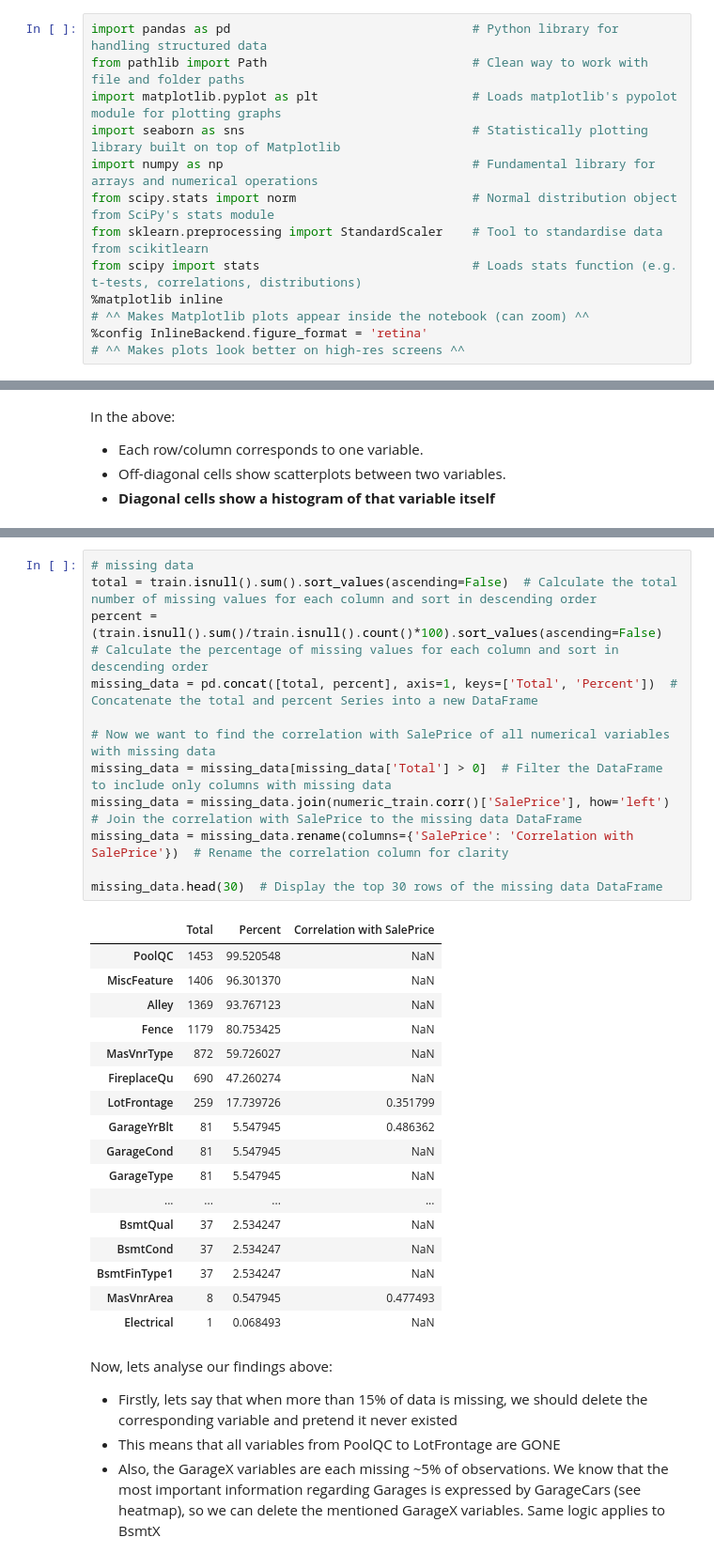
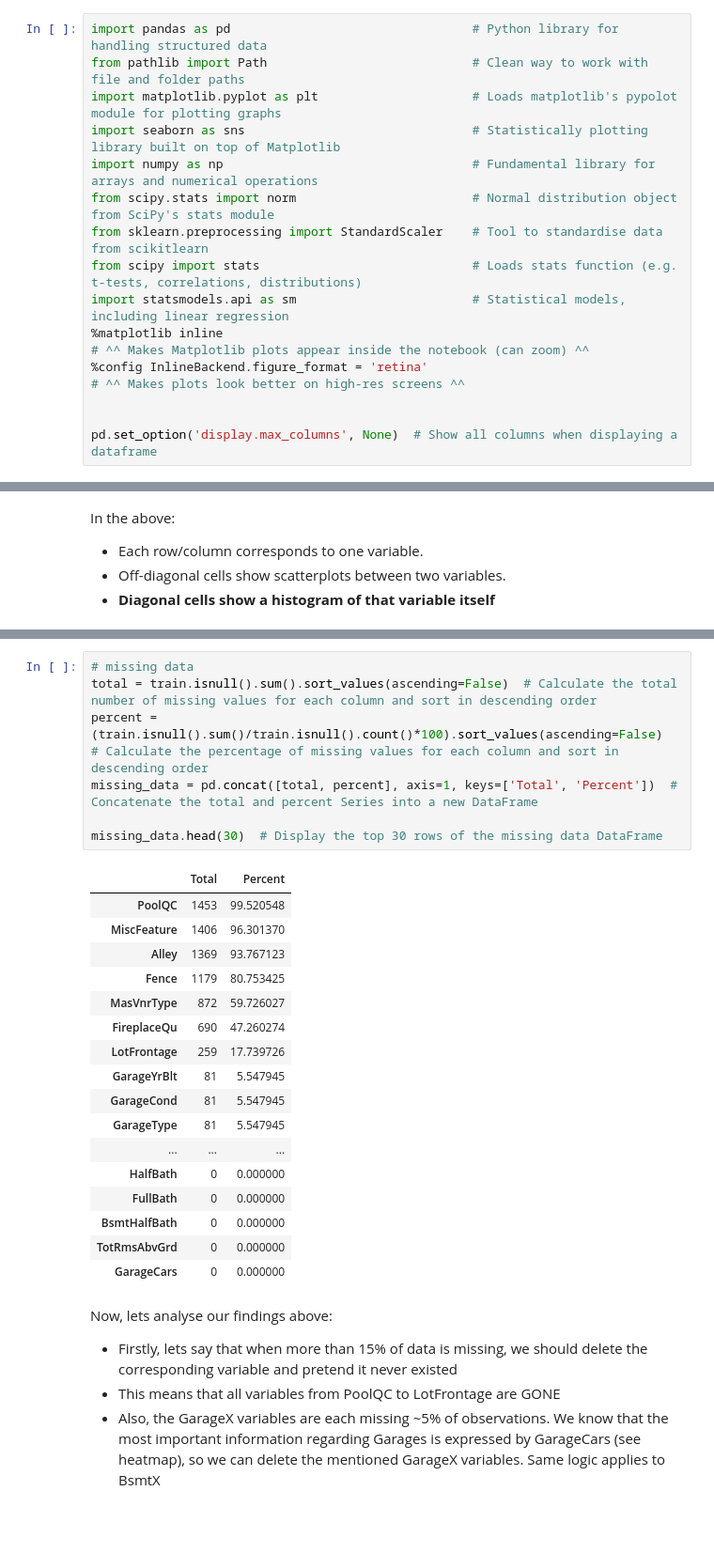
Before and after one commit to arikatz123/house-prices-ml, a Jupyter notebook: notebooks/dataexploration_01.ipynb, the cells around one changed output, grey strips where cells are left out. Shown at 94% size. Drawn from its saved outputs; the diff is of its cells as text; blank space fills up the shorter version.

```diff
--- a/notebooks/dataexploration_01.ipynb
+++ b/notebooks/dataexploration_01.ipynb
@@ -27,10 +27,14 @@ import numpy as np                                  # Fundamental library for ar
 from scipy.stats import norm                        # Normal distribution object from SciPy's stats module
 from sklearn.preprocessing import StandardScaler    # Tool to standardise data from scikitlearn
 from scipy import stats                             # Loads stats function (e.g. t-tests, correlations, distributions)
+import statsmodels.api as sm                        # Statistical models, including linear regression
 %matplotlib inline
 # ^^ Makes Matplotlib plots appear inside the notebook (can zoom) ^^
 %config InlineBackend.figure_format = 'retina'
 # ^^ Makes plots look better on high-res screens ^^
+
+
+pd.set_option('display.max_columns', None)  # Show all columns when displaying a dataframe
 # %% [markdown]
 # Step 1: Visualising our data
 
@@ -278,33 +287,28 @@ In the above:
 # %%
 # missing data
 total = train.isnull().sum().sort_values(ascending=False)  # Calculate the total number of missing values for each column and sort in descending order
 percent = (train.isnull().sum()/train.isnull().count()*100).sort_values(ascending=False)  # Calculate the percentage of missing values for each column and sort in descending order
 missing_data = pd.concat([total, percent], axis=1, keys=['Total', 'Percent'])  # Concatenate the total and percent Series into a new DataFrame
 
-# Now we want to find the correlation with SalePrice of all numerical variables with missing data
-missing_data = missing_data[missing_data['Total'] > 0]  # Filter the DataFrame to include only columns with missing data
-missing_data = missing_data.join(numeric_train.corr()['SalePrice'], how='left')  # Join the correlation with SalePrice to the missing data DataFrame
-missing_data = missing_data.rename(columns={'SalePrice': 'Correlation with SalePrice'})  # Rename the correlation column for clarity
-
 missing_data.head(30)  # Display the top 30 rows of the missing data DataFrame
 # %% [output]
-|  | Total | Percent | Correlation with SalePrice |
-| PoolQC | 1453 | 99.520548 | NaN |
-| MiscFeature | 1406 | 96.301370 | NaN |
-| Alley | 1369 | 93.767123 | NaN |
-| Fence | 1179 | 80.753425 | NaN |
-| MasVnrType | 872 | 59.726027 | NaN |
-| FireplaceQu | 690 | 47.260274 | NaN |
-| LotFrontage | 259 | 17.739726 | 0.351799 |
-| GarageYrBlt | 81 | 5.547945 | 0.486362 |
-| GarageCond | 81 | 5.547945 | NaN |
-| GarageType | 81 | 5.547945 | NaN |
-| ... | ... | ... | ... |
-| BsmtQual | 37 | 2.534247 | NaN |
-| BsmtCond | 37 | 2.534247 | NaN |
-| BsmtFinType1 | 37 | 2.534247 | NaN |
-| MasVnrArea | 8 | 0.547945 | 0.477493 |
-| Electrical | 1 | 0.068493 | NaN |
+|  | Total | Percent |
+| PoolQC | 1453 | 99.520548 |
+| MiscFeature | 1406 | 96.301370 |
+| Alley | 1369 | 93.767123 |
+| Fence | 1179 | 80.753425 |
+| MasVnrType | 872 | 59.726027 |
+| FireplaceQu | 690 | 47.260274 |
+| LotFrontage | 259 | 17.739726 |
+| GarageYrBlt | 81 | 5.547945 |
+| GarageCond | 81 | 5.547945 |
+| GarageType | 81 | 5.547945 |
+| ... | ... | ... |
+| HalfBath | 0 | 0.000000 |
+| FullBath | 0 | 0.000000 |
+| BsmtHalfBath | 0 | 0.000000 |
+| TotRmsAbvGrd | 0 | 0.000000 |
+| GarageCars | 0 | 0.000000 |
 # %% [markdown]
 Now, lets analyse our findings above:
 
```
Also changed, not shown: parts of 31 cells of this notebook, 2 other files.
